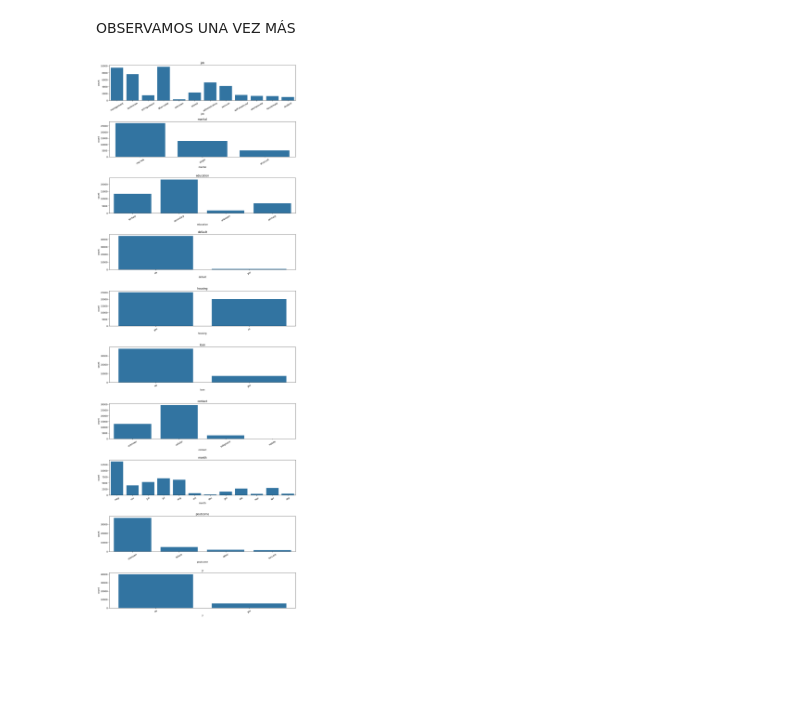
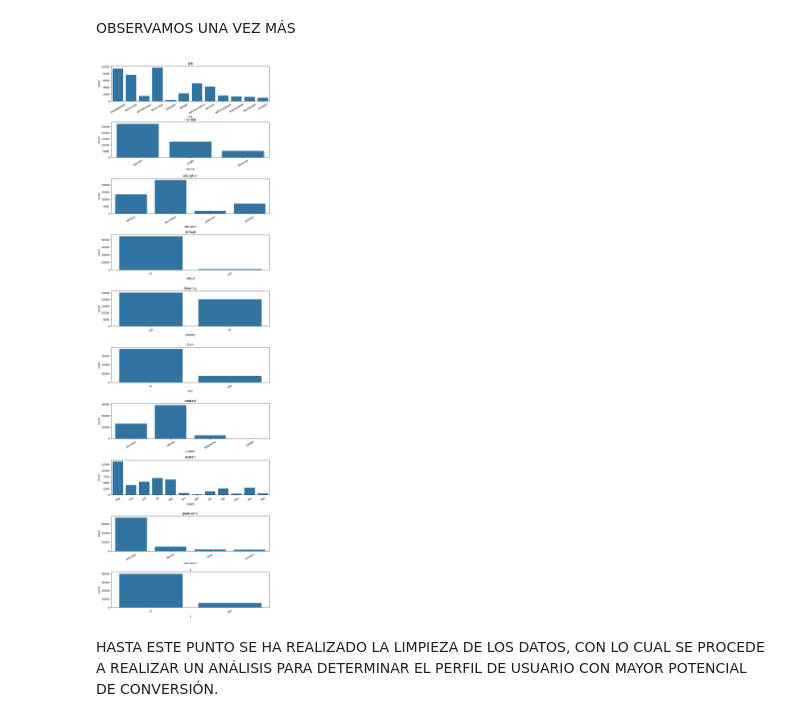
Before and after one commit to Daniel67Reyes/CV-Data-ANALYST, a Jupyter notebook: 2-Datos-bancarios/dataset_banco_ANALISIS.ipynb, the cells around one changed output. Cells and saved outputs as stored; diff of their text form; code cells hidden in the pictures; blank space fills up the shorter version.

```diff
--- a/2-Datos-bancarios/dataset_banco_ANALISIS.ipynb
+++ b/2-Datos-bancarios/dataset_banco_ANALISIS.ipynb
@@ -116,7 +139,7 @@ El valor de 'std' proporciona información valiosa, los valores numéricos no se
 Busquemos respuestas incohengruentes para poder filtrarlas.
 # %%
 data_col_num=data.select_dtypes(include=["int64","float64"]).columns.tolist()
-fig,ax=plt.subplots(nrows=7,ncols=1,figsize=(13,37))
+fig,ax=plt.subplots(nrows=7,ncols=1,figsize=(10,30))
 ax=ax.flatten()
 for i,cols in enumerate(data_col_num):
     sbn.boxplot(x=cols,data=data,ax=ax[i])
@@ -148,12 +171,15 @@ data.shape #Se eliminó 1 registro
 # %% [markdown]
 Busquemos errores tipograficos o la misma respuesta escrita diferente para hacer la correción.
 # %%
-fig1,ax1 = plt.subplots(nrows=10, ncols=1,figsize=(15,44))
-ax1 = ax1.flatten()
-fig1.subplots_adjust(hspace=0.6)
-for i,cols in enumerate(data_col_string):
-    sbn.countplot(x=cols,data=data,ax=ax1[i])
-    ax1[i].set_title(cols)
-    ax1[i].set_xticklabels(ax1[i].get_xticklabels(),rotation=30)
-plt.show()
+def graf_bar(datos,dataa):
+    fig1,ax1 = plt.subplots(nrows=10, ncols=1,figsize=(11,38))
+    ax1 = ax1.flatten()
+    fig1.subplots_adjust(hspace=0.6)
+    for i,cols in enumerate(datos):
+        sbn.countplot(x=cols,data=dataa,ax=ax1[i])
+        ax1[i].set_title(cols)
+        ax1[i].tick_params(axis='x', rotation=30)
+    plt.show()
+
+graf_bar(data_col_string,data)
 # %% [output]
@@ -206,15 +225,10 @@ data["poutcome"]=data["poutcome"].replace("unk","unknown")
 # %% [markdown]
 OBSERVAMOS UNA VEZ MÁS
 # %%
-fig1,ax1 = plt.subplots(nrows=10, ncols=1,figsize=(15,44))
-ax1 = ax1.flatten()
-fig1.subplots_adjust(hspace=0.6)
-for i,cols in enumerate(data_col_string):
-    sbn.countplot(x=cols,data=data,ax=ax1[i])
-    ax1[i].set_title(cols)
-    ax1[i].set_xticklabels(ax1[i].get_xticklabels(),rotation=30)
-plt.show()
+graf_bar(data_col_string,data)
 
 ### OBSERVAMOS DE NUEVA CUENTA ###
 # %% [output]
-[figure, old version]
+[figure, new version]
+# %% [markdown]
+HASTA ESTE PUNTO SE HA REALIZADO LA LIMPIEZA DE LOS DATOS, CON LO CUAL SE PROCEDE A REALIZAR UN ANÁLISIS PARA DETERMINAR EL PERFIL DE USUARIO CON MAYOR POTENCIAL DE CONVERSIÓN.
```
Also changed, not shown: parts of 36 cells of this notebook.
